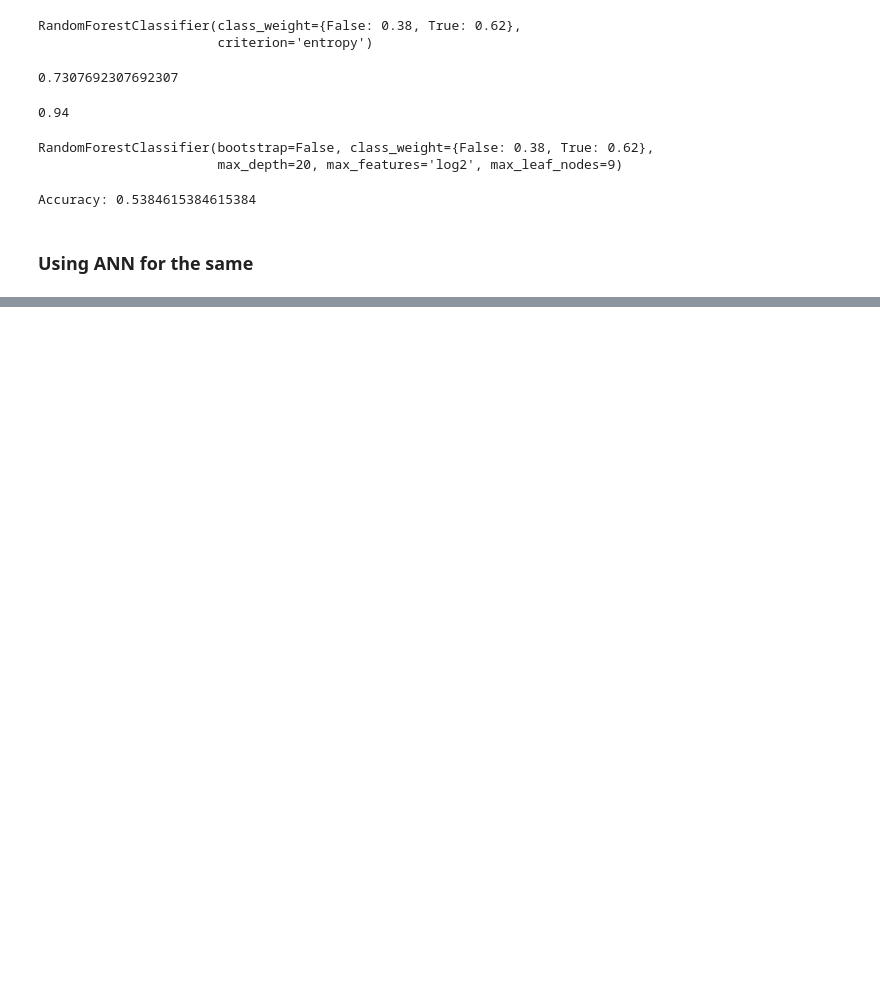
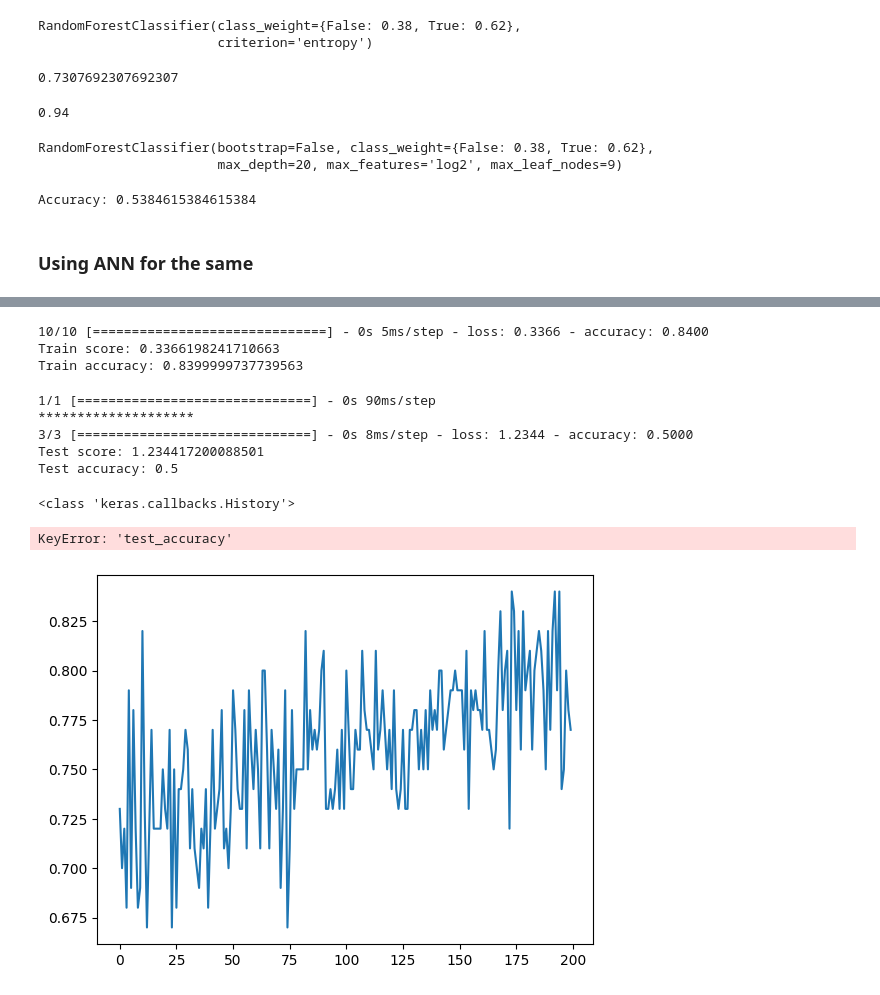
Before and after one commit to Charu21/Customer-Happiness-Detector, a Jupyter notebook: HappyCustomers.ipynb, the cells around one changed output, grey strips where cells are left out. Saved outputs shown, nothing was run; the diff lists cells and outputs as text; code cells hidden in the pictures; blank space fills up the shorter version.

```diff
--- a/HappyCustomers.ipynb
+++ b/HappyCustomers.ipynb
@@ -459,0 +460,49 @@ Test accuracy: 0.4615384638309479
+# %%
+from tensorflow.keras.optimizers import Adam
+model = Sequential()
+model.add(Dense(64, activation='relu', input_shape=(6,)))
+model.add(Dropout(rate=0.2))
+model.add(Dense(32, activation='relu'))
+model.add(Dropout(0.2))
+model.add(Dense(1, activation='sigmoid'))
+model.compile(optimizer = Adam(learning_rate=1e-3, beta_1=0.89, beta_2 = 0.9), loss = 'binary_crossentropy', metrics = ['accuracy'])
+# %%
+# Fitting the ANN to the Training set
+history = model.fit(x_train, y_train, batch_size = 10, epochs = 200,verbose = 0)
+# %%
+score, acc = model.evaluate(x_train, y_train,
+                            batch_size=10)
+print('Train score:', score)
+print('Train accuracy:', acc)
+# %% [output]
+10/10 [==============================] - 0s 5ms/step - loss: 0.3366 - accuracy: 0.8400
+Train score: 0.3366198241710663
+Train accuracy: 0.8399999737739563
+# %%
+# Predicting the Test set results
+y_pred = model.predict(x_test)
+y_pred = (y_pred > 0.5)
+
+print('*'*20)
+score, acc = model.evaluate(x_test, y_test,
+                            batch_size=10)
+print('Test score:', score)
+print('Test accuracy:', acc)
+# %% [output]
+1/1 [==============================] - 0s 90ms/step
+********************
+3/3 [==============================] - 0s 8ms/step - loss: 1.2344 - accuracy: 0.5000
+Test score: 1.234417200088501
+Test accuracy: 0.5
+# %%
+print(type(history))
+# %% [output]
+<class 'keras.callbacks.History'>
+# %%
+plt.plot(history.history['accuracy'], label='train')
+plt.plot(history.history['test_accuracy'], label='test')
+plt.legend()
+plt.show()
+# %% [output]
+KeyError: 'test_accuracy'
+[figure, added]
```
Also changed, not shown: parts of 8 cells of this notebook.
